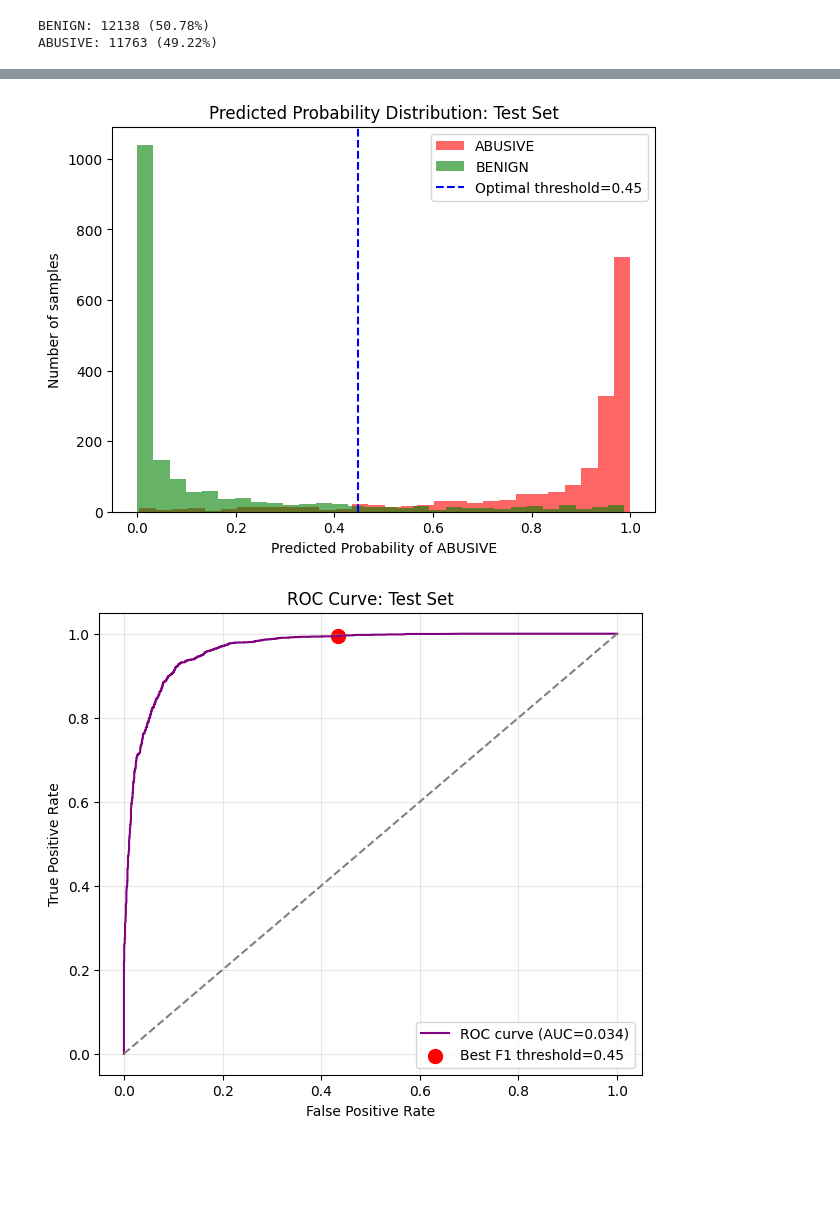
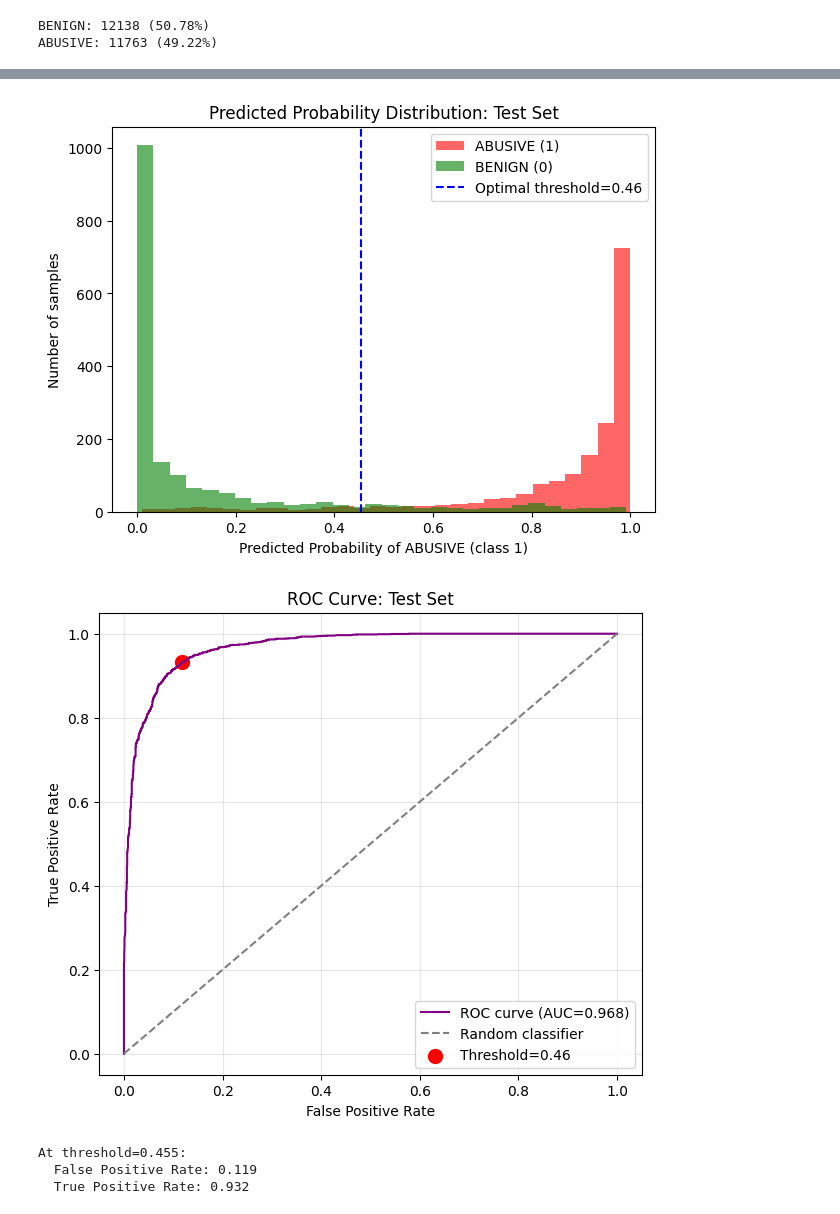
Before and after one commit to junwenleong/malicious-content-detection-system, a Jupyter notebook: notebooks/abuse_detection_analysis.ipynb, the cells around one changed output, grey strips where cells are left out. Cells and saved outputs as stored; diff of their text form; code cells hidden in the pictures; blank space fills up the shorter version.

```diff
--- a/notebooks/abuse_detection_analysis.ipynb
+++ b/notebooks/abuse_detection_analysis.ipynb
@@ -227,17 +253,17 @@ Validation ROC AUC (raw, uncalibrated): 0.0326
 calibrated_model = CalibratedClassifierCV(best_model, method="isotonic", cv=5)
 calibrated_model.fit(train_texts, y_train)
 
-# Get correct index for ABUSIVE
-pos_index = list(calibrated_model.classes_).index(pos_class)
+# Positive class is 1 (ABUSIVE)
+pos_class = 1
 
 # --- Evaluate on validation set ---
-probs_val_cal = calibrated_model.predict_proba(val_texts)[:, pos_index]
+probs_val_cal = calibrated_model.predict_proba(val_texts)[:, pos_class]
 roc_auc_cal = roc_auc_score(y_val, probs_val_cal)
 print(f"Validation ROC AUC (calibrated): {roc_auc_cal:.4f}")
 
-# Calibration curve
+# Calibration curve - pos_label=1
 fraction_pos_cal, mean_pred_cal = calibration_curve(
-    y_val, probs_val_cal, n_bins=10, pos_label=pos_class
+    y_val, probs_val_cal, n_bins=10, pos_label=1  # pos_label=1
 )
 
 plt.figure(figsize=(7,7))
@@ -259,12 +285,12 @@ Validation ROC AUC (calibrated): 0.0320
 # %%
 # --- Test set evaluation ---
-probs_test = calibrated_model.predict_proba(test_texts)[:, pos_index]
+probs_test = calibrated_model.predict_proba(test_texts)[:, pos_class]  # pos_class=1
 roc_auc_test = roc_auc_score(y_test, probs_test)
 print(f"Test ROC AUC (calibrated): {roc_auc_test:.4f}")
 
-# Calibration curve on test set
+# Calibration curve on test set - pos_label=1
 fraction_pos_test, mean_pred_test = calibration_curve(
-    y_test, probs_test, n_bins=10, pos_label=pos_class
+    y_test, probs_test, n_bins=10, pos_label=1  # pos_label=1
 )
 
 plt.figure(figsize=(7,7))
@@ -348,30 +360,47 @@ weighted avg       0.91      0.91      0.91      3586
 # %%
 # --- Step 1: Plot histogram of predicted probabilities ---
 plt.figure(figsize=(7,5))
-plt.hist(probs_test[y_test == 'ABUSIVE'], bins=30, alpha=0.6, label='ABUSIVE', color='red')
-plt.hist(probs_test[y_test == 'BENIGN'], bins=30, alpha=0.6, label='BENIGN', color='green')
-plt.axvline(best_threshold, color='blue', linestyle='--', label=f'Optimal threshold={best_threshold:.2f}')
+
+# Use binary labels (0/1) to separate the distributions
+plt.hist(probs_test[y_test == 1], bins=30, alpha=0.6, label='ABUSIVE (1)', color='red')
+plt.hist(probs_test[y_test == 0], bins=30, alpha=0.6, label='BENIGN (0)', color='green')
+plt.axvline(best_threshold_val, color='blue', linestyle='--',
+            label=f'Optimal threshold={best_threshold_val:.2f}')
 plt.title("Predicted Probability Distribution: Test Set")
-plt.xlabel("Predicted Probability of ABUSIVE")
+plt.xlabel("Predicted Probability of ABUSIVE (class 1)")
 plt.ylabel("Number of samples")
 plt.legend()
 plt.show()
 
 
 # --- Step 2: Plot ROC curve with thresholds ---
-fpr, tpr, roc_thresholds = roc_curve(y_test.map({'BENIGN':0, 'ABUSIVE':1}), probs_test)
+# y_test is already binary (0/1), no mapping needed!
+fpr, tpr, roc_thresholds = roc_curve(y_test, probs_test)
+
+# Find the point on ROC curve closest to our chosen threshold
+# Get index of threshold in roc_thresholds closest to best_threshold_val
+closest_idx = np.abs(roc_thresholds - best_threshold_val).argmin()
 
 plt.figure(figsize=(7,6))
 plt.plot(fpr, tpr, color='purple', label=f"ROC curve (AUC={roc_auc_test:.3f})")
-plt.plot([0,1], [0,1], '--', color='gray')
-plt.scatter(fpr[best_idx], tpr[best_idx], color='red', s=100, label=f"Best F1 threshold={best_threshold:.2f}")
+plt.plot([0,1], [0,1], '--', color='gray', label='Random classifier')
+plt.scatter(fpr[closest_idx], tpr[closest_idx], color='red', s=100,
+            label=f"Threshold={best_threshold_val:.2f}")
 plt.title("ROC Curve: Test Set")
 plt.xlabel("False Positive Rate")
 plt.ylabel("True Positive Rate")
 plt.grid(alpha=0.3)
 plt.legend()
 plt.show()
+
+# Optional: Show the FPR/TPR at chosen threshold
+print(f"At threshold={best_threshold_val:.3f}:")
+print(f"  False Positive Rate: {fpr[closest_idx]:.3f}")
+print(f"  True Positive Rate: {tpr[closest_idx]:.3f}")
 # %% [output]
-[figure, old version]
+[figure, new version]
-[figure, old version]
+[figure, new version]
+At threshold=0.455:
+  False Positive Rate: 0.119
+  True Positive Rate: 0.932
 # %%
```
Also changed, not shown: parts of 11 cells of this notebook.
